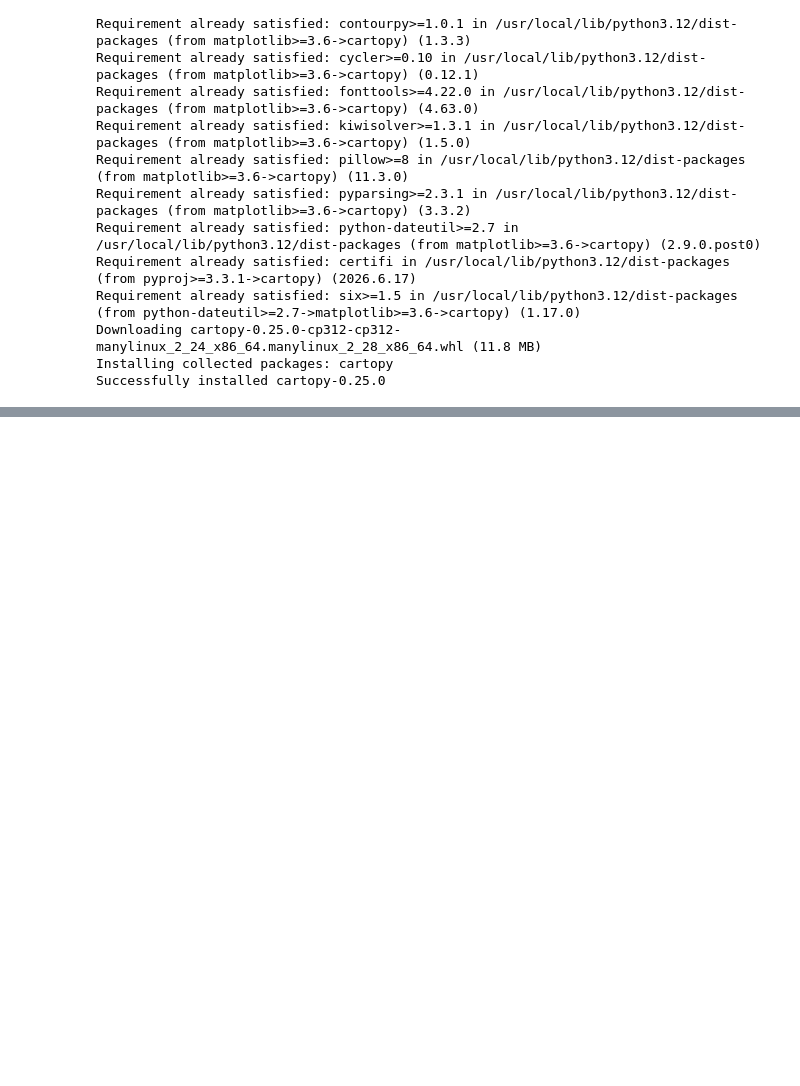
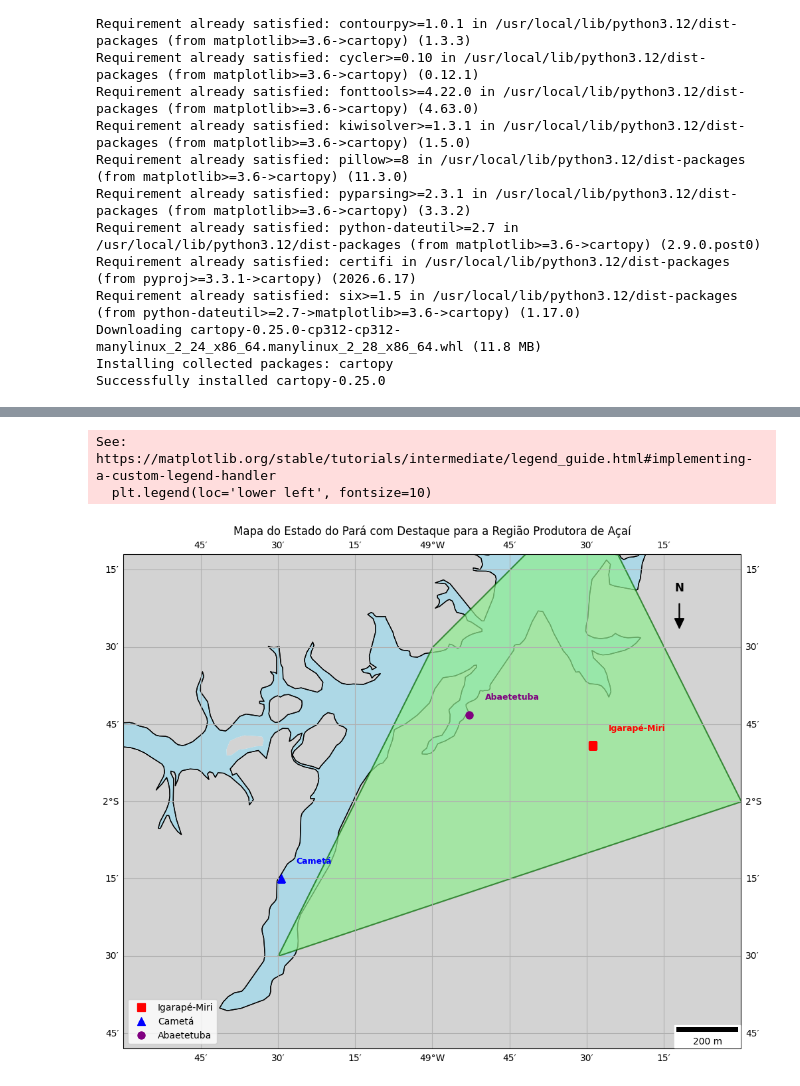
Before and after one commit to josidimufrj/geo_modelagem, a Jupyter notebook: Parte1_Cartopy__opernicus.ipynb, the cells around one changed output, grey strips where cells are left out. Cells and saved outputs as stored; diff of their text form; code cells hidden in the pictures; blank space fills up the shorter version.

```diff
--- a/Parte1_Cartopy__opernicus.ipynb
+++ b/Parte1_Cartopy__opernicus.ipynb
@@ -33,6 +52,7 @@ import matplotlib.pyplot as plt
 import cartopy.feature as cfeature
 import cartopy.crs as ccrs
 from shapely.geometry import Polygon # Para definir a região do açaí
+from matplotlib_scalebar.scalebar import ScaleBar # Importa ScaleBar
 
 fig = plt.figure(figsize=(12, 10)) # Aumenta o tamanho da figura para melhor visualização
 ax = plt.axes(projection=ccrs.PlateCarree()) # Projeção de Plate Carrée
@@ -42,11 +62,11 @@ ax.add_feature(cfeature.LAND, facecolor="lightgray")
 ax.add_feature(cfeature.OCEAN, facecolor="lightblue")
 ax.coastlines(resolution='10m', linewidth=0.8) # Fronteiras costeiras
 ax.add_feature(cfeature.BORDERS, linestyle='-', edgecolor='black', linewidth=0.5) # Fronteiras de países
-ax.add_feature(cfeature.STATES, linestyle=':', edgecolor='darkslategray', linewidth=0.4) # Fronteiras de estados (Brasil)
+ax.add_feature(cfeature.STATES, linestyle='-', edgecolor='black', linewidth=1.0) # Fronteiras de estados (Brasil) - Aumentado o destaque
 
-# Define a extensão do mapa para focar no Estado do Pará e arredores
-# Coordenadas aproximadas para o Pará: Longitude ~-60 a ~-45, Latitude ~-5 a ~5
-ax.set_extent([-60, -45, -5, 5], crs=ccrs.PlateCarree())
+# Define a extensão do mapa para focar na região produtora de açaí e municípios
+# Coordenadas ajustadas para um foco mais apertado na região de interesse
+ax.set_extent([-50.0, -48.0, -2.8, -1.2], crs=ccrs.PlateCarree())
 
 # Adiciona linhas de grade para coordenadas
 ax.gridlines(draw_labels=True, dms=True, x_inline=False, y_inline=False)
@@ -55,31 +75,51 @@ ax.gridlines(draw_labels=True, dms=True, x_inline=False, y_inline=False)
 # Coordenadas dos municípios mencionados e entorno para formar um polígono
 acai_region_coords = [
     (-49.5, -2.5), # Sudoeste de Cametá
     (-48.0, -2.0), # Sudeste de Igarapé-Miri
     (-48.5, -1.0), # Norte de Igarapé-Miri / Abaetetuba
     (-49.0, -1.5), # Noroeste de Abaetetuba
     (-49.5, -2.5)  # Fecha o polígono
 ]
 acai_polygon = Polygon(acai_region_coords)
 
 # Destaca a região do açaí com um polígono verde
 ax.add_geometries([acai_polygon], ccrs.PlateCarree(),
                   facecolor='lightgreen', edgecolor='darkgreen', alpha=0.7,
                   linewidth=1.5, label='Principal Região Produtora de Açaí')
 
 # Adiciona marcadores para os municípios específicos em cores diferentes
 # Igarapé-Miri
 ax.plot(-48.48, -1.82, 's', color='red', markersize=8, transform=ccrs.PlateCarree(), label='Igarapé-Miri')
 ax.text(-48.48 + 0.05, -1.82 + 0.05, 'Igarapé-Miri', transform=ccrs.PlateCarree(), color='red', fontsize=9, fontweight='bold')
 
 # Cametá
 ax.plot(-49.49, -2.25, '^', color='blue', markersize=8, transform=ccrs.PlateCarree(), label='Cametá')
 ax.text(-49.49 + 0.05, -2.25 + 0.05, 'Cametá', transform=ccrs.PlateCarree(), color='blue', fontsize=9, fontweight='bold')
 
 # Abaetetuba
 ax.plot(-48.88, -1.72, 'o', color='purple', markersize=8, transform=ccrs.PlateCarree(), label='Abaetetuba')
 ax.text(-48.88 + 0.05, -1.72 + 0.05, 'Abaetetuba', transform=ccrs.PlateCarree(), color='purple', fontsize=9, fontweight='bold')
 
+# Adiciona a escala gráfica
+# É importante definir a unidade correta (e.g., 'km' para quilômetros)
+scalebar = ScaleBar(1, 'km', location='lower right',
+                    frameon=True,
+                    color='black',
+                    box_color='white')
+ax.add_artist(scalebar)
+
+# Adiciona a rosa dos ventos
+# Posição aproximada para o canto superior direito
+x_north, y_north = 0.9, 0.9 # Coordenadas relativas aos eixos (0 a 1)
+ax.text(x_north, y_north + 0.02, 'N', transform=ax.transAxes, ha='center', va='bottom', fontsize=12, fontweight='bold', color='black')
+ax.arrow(x_north, y_north, 0, -0.05, transform=ax.transAxes, length_includes_head=True,
+         head_width=0.015, head_length=0.02, fc='black', ec='black')
+
 plt.title("Mapa do Estado do Pará com Destaque para a Região Produtora de Açaí")
-plt.legend(loc='lower left', fontsize=10) # Adiciona legenda
+# Ajusta a legenda para não sobrepor a rosa dos ventos ou a escala
+plt.legend(loc='lower left', fontsize=10)
 plt.show()
+# %% [output]
+See: https://matplotlib.org/stable/tutorials/intermediate/legend_guide.html#implementing-a-custom-legend-handler
+  plt.legend(loc='lower left', fontsize=10)
+[figure, added]
```
Also changed, not shown: parts of 1 cell of this notebook.
